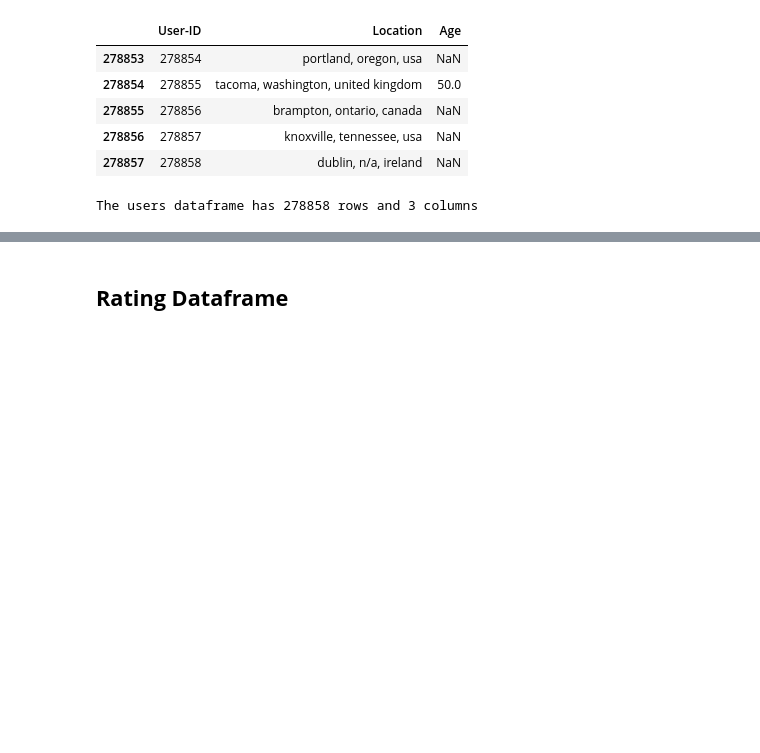
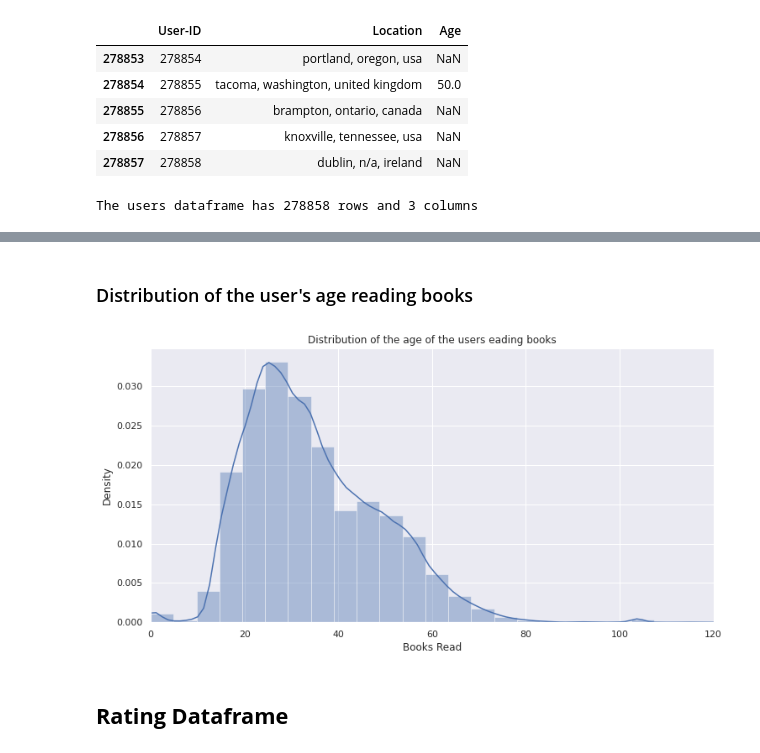
Before and after one commit to rsonar821/Unsupervised-Learning-Capstone-Project, a Jupyter notebook: Book_Recommender_System.ipynb, the cells around one changed output, grey strips where cells are left out. Drawn from its saved outputs; the diff is of its cells as text; code cells hidden in the pictures; blank space fills up the shorter version.

```diff
--- a/Book_Recommender_System.ipynb
+++ b/Book_Recommender_System.ipynb
@@ -416,3 +441,23 @@ sns.distplot(users_df['Age'])
+# %% [markdown]
+### Distribution of the user's age reading books
+# %%
+# Defining the plot size
+plt.figure(figsize=(12,6))
+
+# Plotting a distribution plot
+figure = sns.distplot(users_df['Age'])
+
+# Defining the title and x and y labels
+figure.set(title='Distribution of the age of the users eading books')
+figure.set(xlabel='Books Read')
+
+# Defining the x-axis data range
+plt.xlim(0, 120)
+
+# Displaying the graph
+plt.show(figure)
+# %% [output]
+[figure, added]
 # %% [markdown]
 ## **Rating Dataframe**
 # %% [markdown]
```
Also changed, not shown: parts of 32 cells of this notebook.
